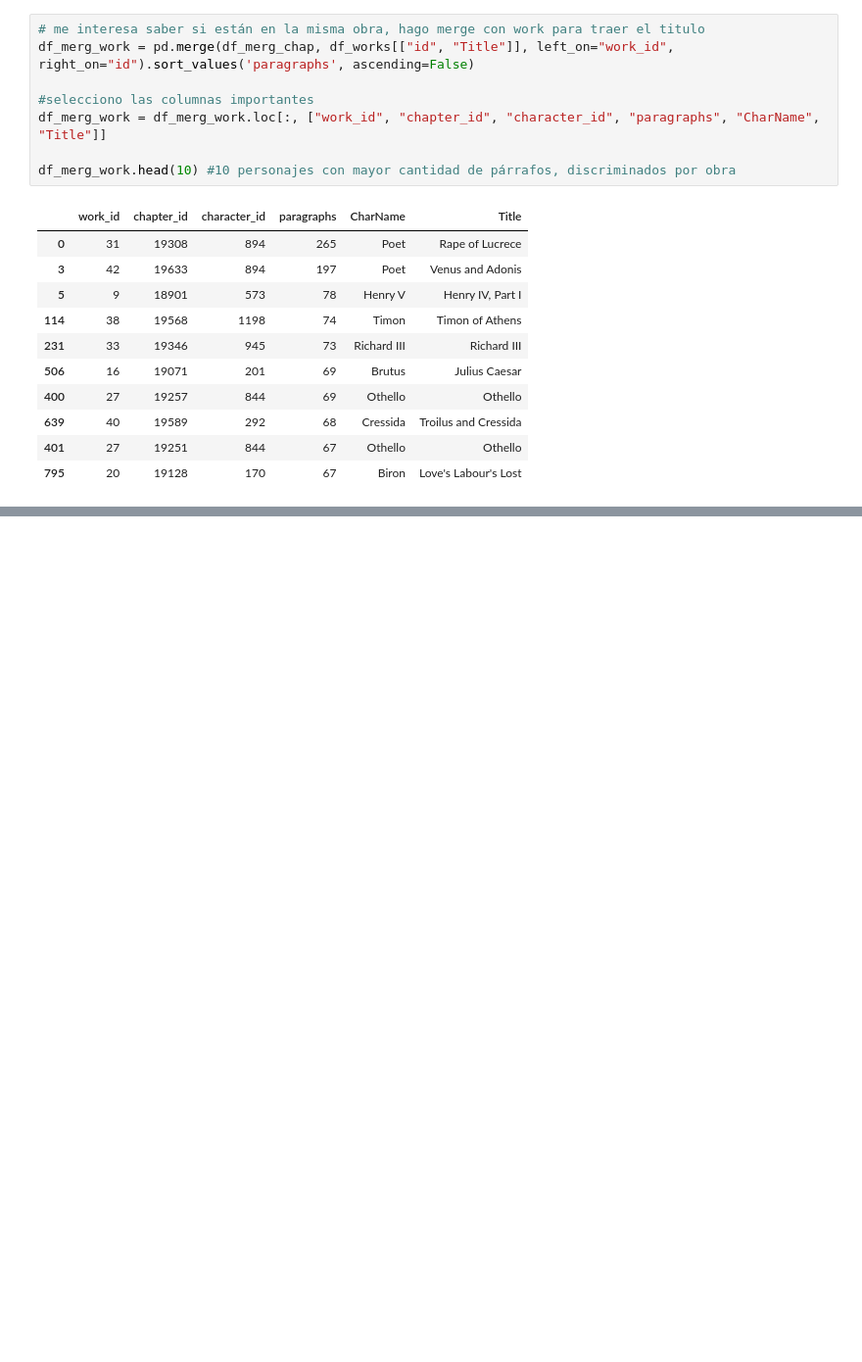
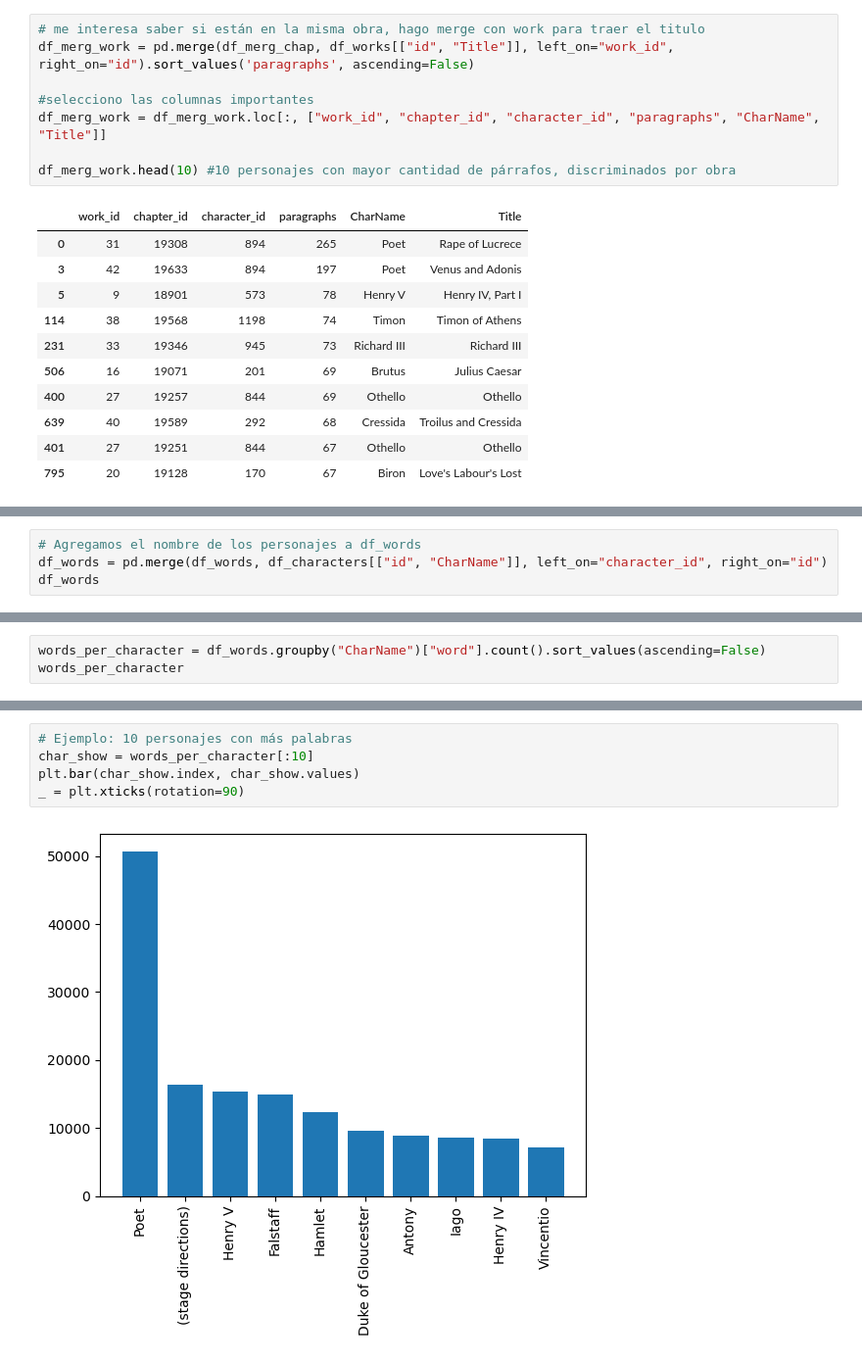
Before and after one commit to AnaCortazzo/ShakespeareTarea1, a Jupyter notebook: shakespeareAnalysis.ipynb, the cells around one changed output, grey strips where cells are left out. Shown at 98% size. Cells and saved outputs as stored; diff of their text form; blank space fills up the shorter version.

```diff
--- a/shakespeareAnalysis.ipynb
+++ b/shakespeareAnalysis.ipynb
@@ -430,0 +495,4 @@ df_merg_work.head(10) #10 personajes con mayor cantidad de párrafos, discrimina
+# %%
+# Agregamos el nombre de los personajes a df_words
+df_words = pd.merge(df_words, df_characters[["id", "CharName"]], left_on="character_id", right_on="id")
+df_words
@@ -430,0 +513,3 @@ df_merg_work.head(10) #10 personajes con mayor cantidad de párrafos, discrimina
+# %%
+words_per_character = df_words.groupby("CharName")["word"].count().sort_values(ascending=False)
+words_per_character
@@ -430,0 +530,7 @@ df_merg_work.head(10) #10 personajes con mayor cantidad de párrafos, discrimina
+# %%
+# Ejemplo: 10 personajes con más palabras
+char_show = words_per_character[:10]
+plt.bar(char_show.index, char_show.values)
+_ = plt.xticks(rotation=90)
+# %% [output]
+[figure, added]
```
Also changed, not shown: parts of 27 cells of this notebook, 2 other files.
